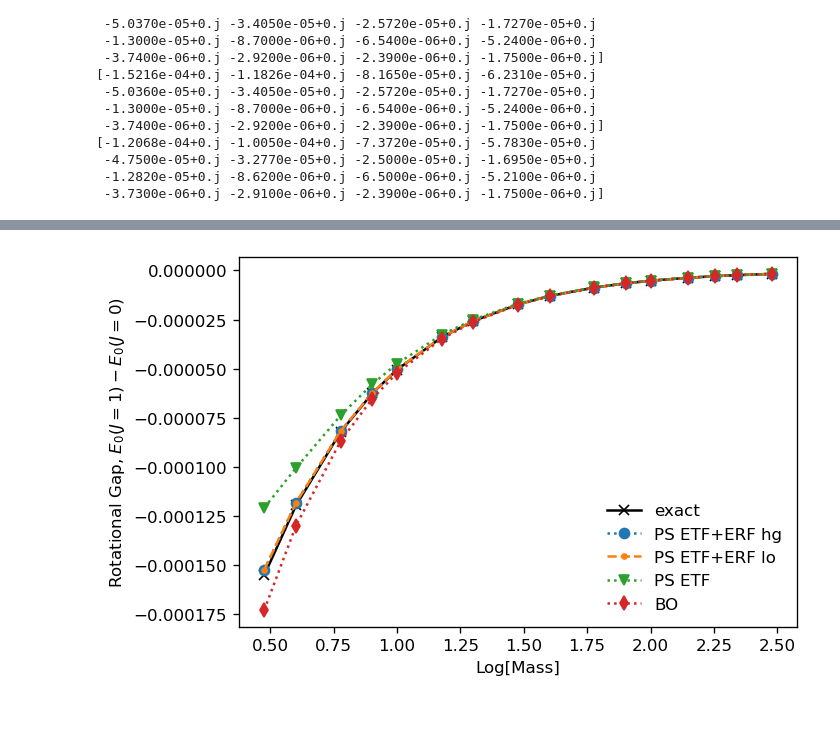
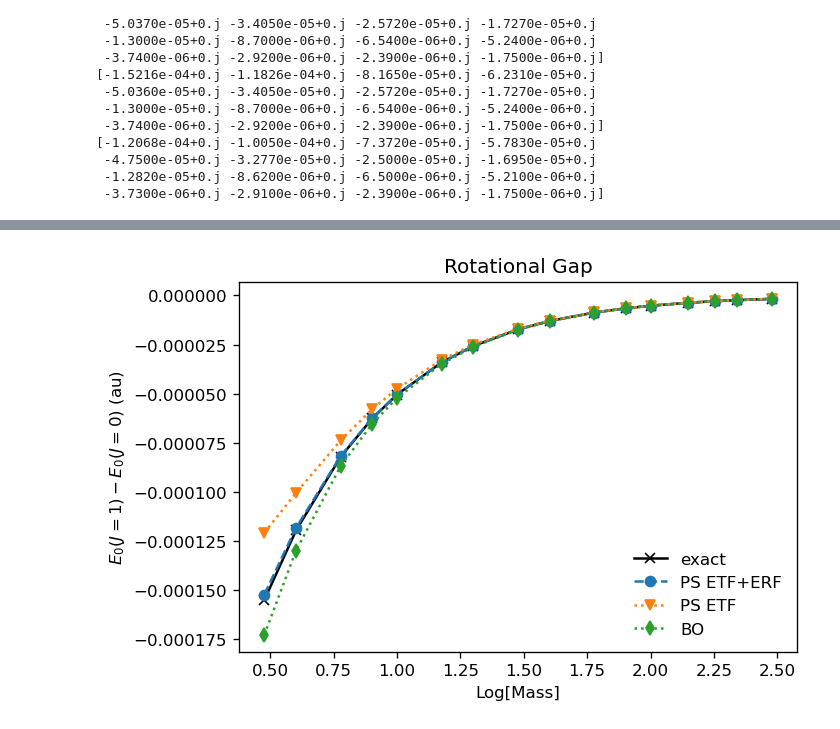
Before and after one commit to subotnikgroup/xebees, a Jupyter notebook: paper/analysis_3D.ipynb, the cells around one changed output, grey strips where cells are left out. Saved outputs shown, nothing was run; the diff lists cells and outputs as text; code cells hidden in the pictures.

```diff
--- a/paper/analysis_3D.ipynb
+++ b/paper/analysis_3D.ipynb
@@ -610,20 +703,21 @@ print(rot_gap_ps_noerf)
 # %%
 fig,ax = plt.subplots(figsize=(6,4))
 
 ax.plot(xp.log10(Mass_ex), rot_gap_ex, 'x-', color='k', label='exact')
-ax.plot(xp.log10(Mass_ps), rot_gap_ps_hg, 'o:', label='PS ETF+ERF hg')
-ax.plot(xp.log10(Mass_ps), rot_gap_ps_lo, '.--', label='PS ETF+ERF lo')
+# ax.plot(xp.log10(Mass_ps), rot_gap_ps_hg, 'o:', label='PS ETF+ERF hg')
+ax.plot(xp.log10(Mass_ps), rot_gap_ps_lo, 'o--', label='PS ETF+ERF')
 ax.plot(xp.log10(Mass_ps), rot_gap_ps_noerf, 'v:', label="PS ETF")
 ax.plot(xp.log10(Mass_ps), rot_gap_bo, "d:", label="BO")
 
 ax.set_xlabel("Log[Mass]")
-ax.set_ylabel(r"Rotational Gap, $E_0(J=1) - E_0(J=0)$")
+ax.set_ylabel(r"$E_0(J=1) - E_0(J=0)$ (au)")
+ax.set_title("Rotational Gap")
 ax.legend(frameon=False)
 display(fig)
 # %% [output]
 [interactive output not drawn]
 [interactive output not drawn]
-[figure, old version]
+[figure, new version]
 # %%
 fig,ax = plt.subplots(figsize=(6,4))
 
```
Also changed, not shown: parts of 24 cells of this notebook.
